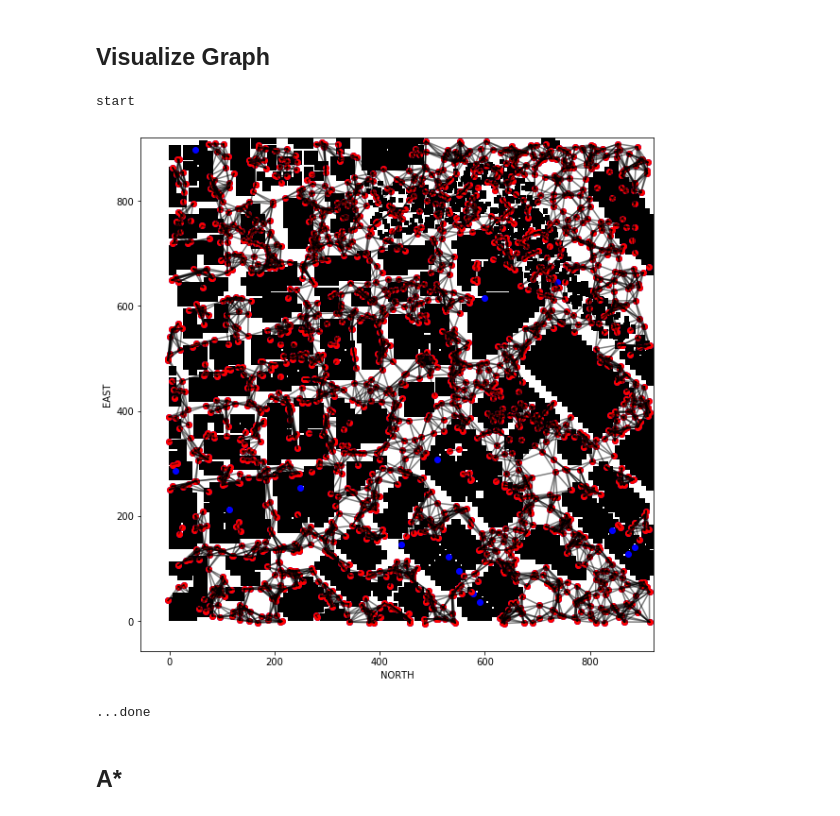
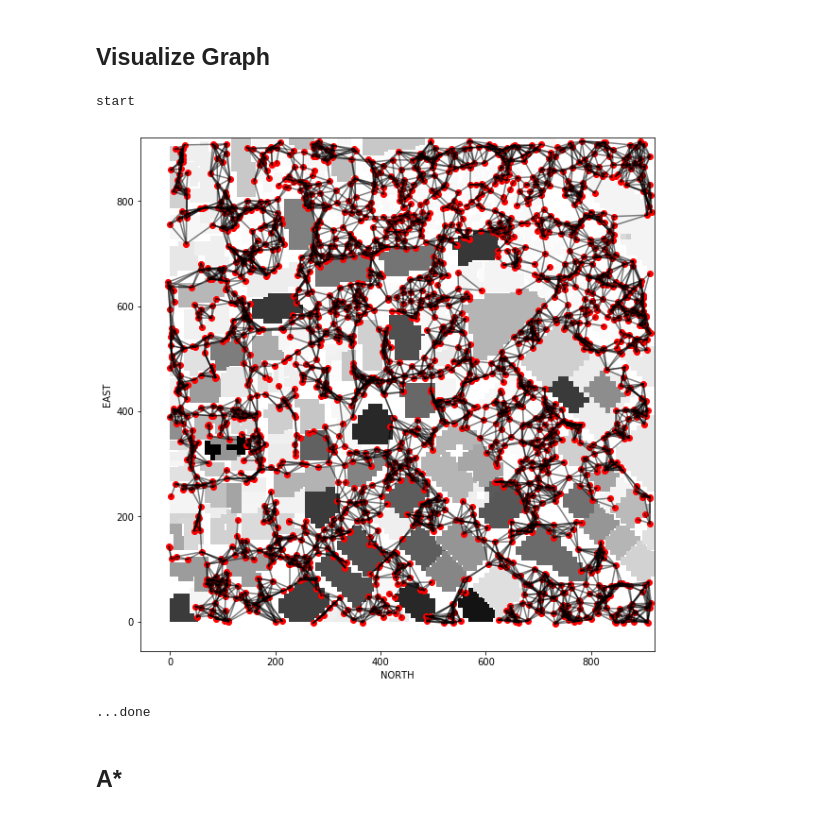
Before and after one commit to edupaz2/FCND-Motion-Planning, a Jupyter notebook: research_random_sampling.ipynb, the cells around one changed output. Saved outputs shown, nothing was run; the diff lists cells and outputs as text; code cells hidden in the pictures.

```diff
--- a/research_random_sampling.ipynb
+++ b/research_random_sampling.ipynb
@@ -52,7 +50,7 @@ Sampling took 0.5398309230804443 for 2000
 # Create a grid map of the world
 # This will create a grid map at 1 m above ground level
 # Define a flying altitude (feel free to change this)
-drone_altitude = 5
+drone_altitude = 30
 safety_distance = 3
 grid, _, north_offset, east_offset = create_grid(data, drone_altitude, safety_distance)
 # %% [markdown]
@@ -110,3 +108,6 @@ Graph took 312.6441514492035 seconds to build
+# %%
+# Getting the largest connected subgraph
+g = max(nx.connected_component_subgraphs(g), key=len)
 # %%
 print('Grid dimensions: ', grid.shape)
 print('Original nodes {0}'.format(len(nodes)))
@@ -157,38 +158,34 @@ done
 # %%
 import matplotlib.pyplot as plt
 
 print('start')
 fig = plt.figure(figsize=(10,10))
 
 plt.imshow(grid, cmap='Greys', origin='lower')
 
 nmin = np.min(data[:, 0])
 emin = np.min(data[:, 1])
 
 # If you have a graph called "g" these plots should work
 # Draw edges
 for (n1, n2) in g.edges:
     plt.plot([n1[1]-emin, n2[1]-emin], [n1[0]-nmin, n2[0]-nmin], 'black', alpha=0.5)
 
-# Draw all nodes connected or not in blue
-for n1 in nodes:
-    plt.scatter(n1[1]-emin, n1[0]-nmin, c='blue')
-
 # Draw connected nodes in red
 for n1 in g.nodes:
     plt.scatter(n1[1]-emin, n1[0]-nmin, c='red')
 
 
 
 plt.xlabel('NORTH')
 plt.ylabel('EAST')
 
 plt.show()
 
 print("...done")
 # %% [output]
 start
-[figure, old version]
+[figure, new version]
 ...done
 # %% [markdown]
 ## A*
```
Also changed, not shown: parts of 6 cells of this notebook, 9 other files.
